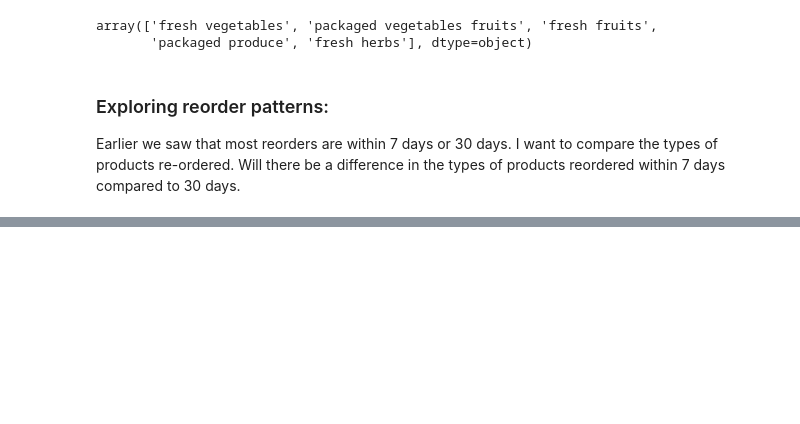
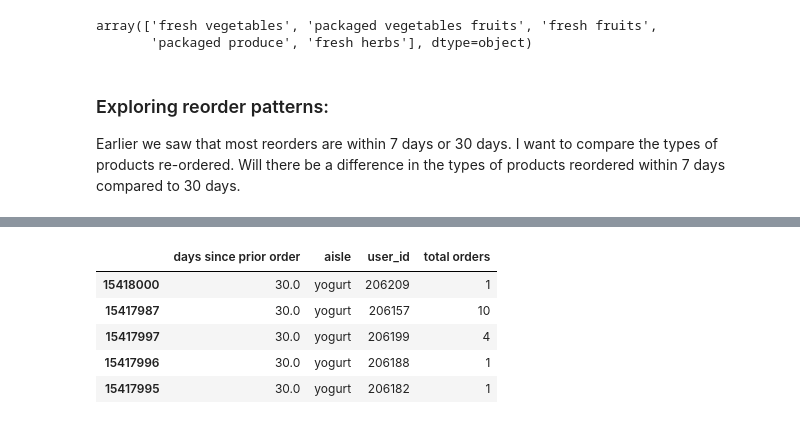
Before and after one commit to gemypham/Instacart-Market-Basket-Analysis, a Jupyter notebook: 2. Data Story .ipynb, the cells around one changed output, grey strips where cells are left out. Saved outputs shown, nothing was run; the diff lists cells and outputs as text; code cells hidden in the pictures; blank space fills up the shorter version.

```diff
--- a/2. Data Story .ipynb
+++ b/2. Data Story .ipynb
@@ -122,0 +120,12 @@ bsr.head()
+# %%
+#Rename columns
+bsr.columns = ['days since prior order', 'aisle','user_id', 'total orders']
+bsr = bsr.sort_values(by='days since prior order', ascending=False)
+bsr.head()
+# %% [output]
+|  | days since prior order | aisle | user_id | total orders |
+| 15418000 | 30.0 | yogurt | 206209 | 1 |
+| 15417987 | 30.0 | yogurt | 206157 | 10 |
+| 15417997 | 30.0 | yogurt | 206199 | 4 |
+| 15417996 | 30.0 | yogurt | 206188 | 1 |
+| 15417995 | 30.0 | yogurt | 206182 | 1 |
```
Also changed, not shown: parts of 10 cells of this notebook.
